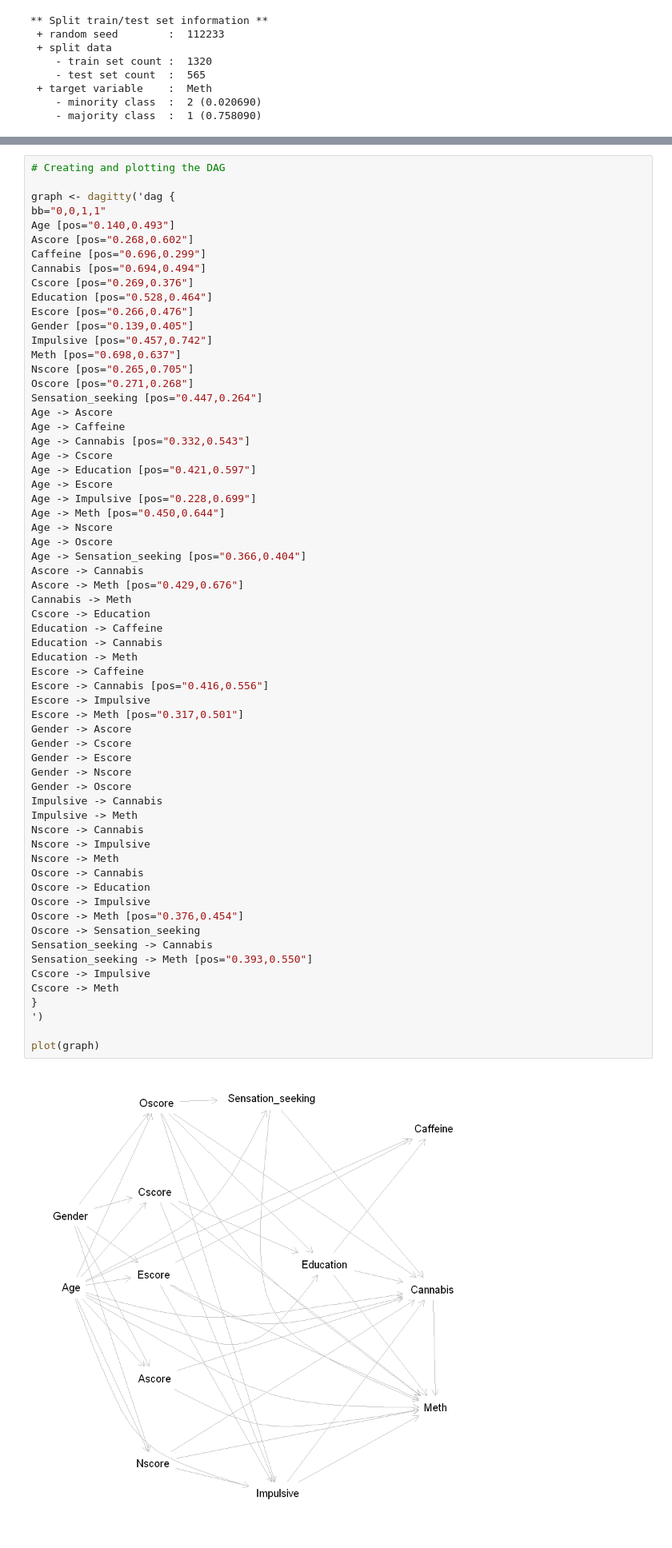
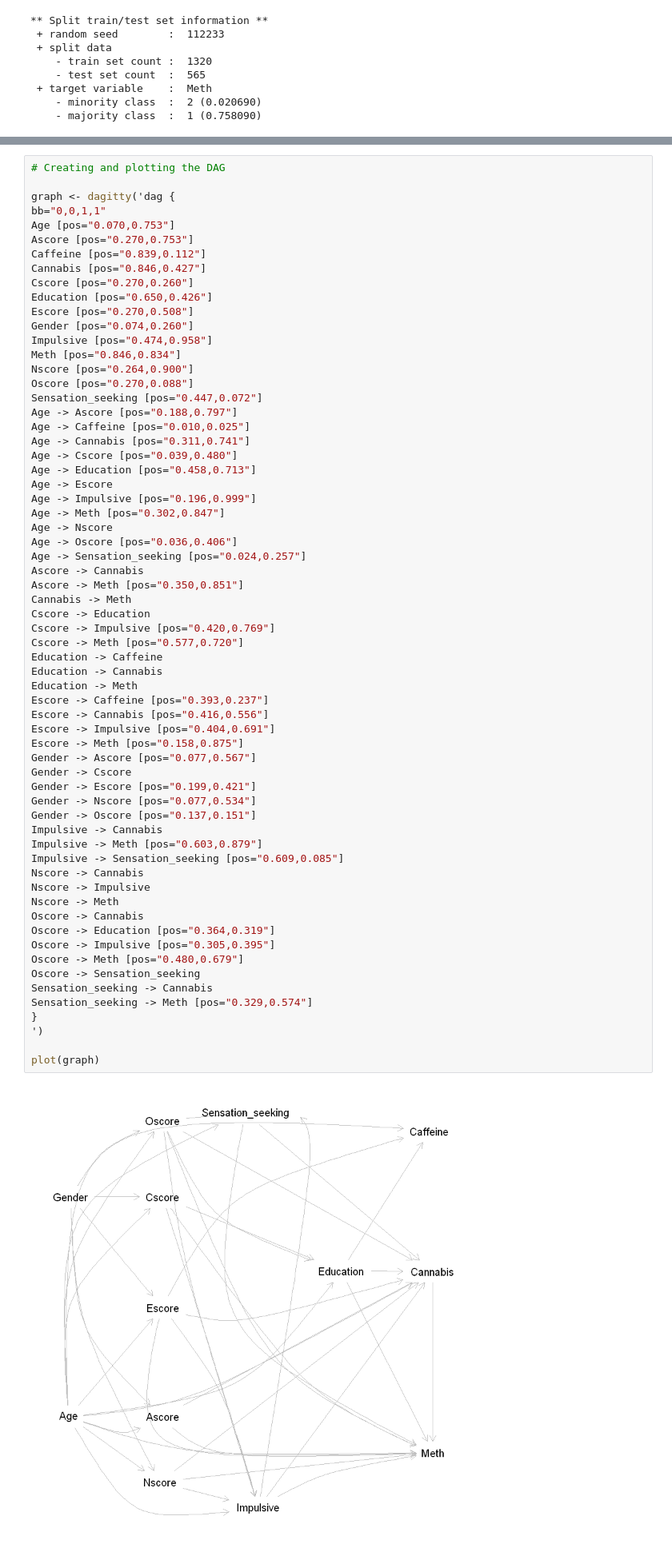
Before and after one commit to prat8897/BayesianNetworkAssignment, a Jupyter notebook: Network_Prediction.ipynb, the cells around one changed output, grey strips where cells are left out. Shown: that part at 80% size. Cells and saved outputs as stored; diff of their text form.

```diff
--- a/Network_Prediction.ipynb
+++ b/Network_Prediction.ipynb
@@ -196,68 +196,69 @@ sb %>%
 # %%
 # Creating and plotting the DAG
 
 graph <- dagitty('dag {
 bb="0,0,1,1"
-Age [pos="0.140,0.493"]
-Ascore [pos="0.268,0.602"]
-Caffeine [pos="0.696,0.299"]
-Cannabis [pos="0.694,0.494"]
-Cscore [pos="0.269,0.376"]
-Education [pos="0.528,0.464"]
-Escore [pos="0.266,0.476"]
-Gender [pos="0.139,0.405"]
-Impulsive [pos="0.457,0.742"]
-Meth [pos="0.698,0.637"]
-Nscore [pos="0.265,0.705"]
-Oscore [pos="0.271,0.268"]
-Sensation_seeking [pos="0.447,0.264"]
-Age -> Ascore
-Age -> Caffeine
-Age -> Cannabis [pos="0.332,0.543"]
-Age -> Cscore
-Age -> Education [pos="0.421,0.597"]
+Age [pos="0.070,0.753"]
+Ascore [pos="0.270,0.753"]
+Caffeine [pos="0.839,0.112"]
+Cannabis [pos="0.846,0.427"]
+Cscore [pos="0.270,0.260"]
+Education [pos="0.650,0.426"]
+Escore [pos="0.270,0.508"]
+Gender [pos="0.074,0.260"]
+Impulsive [pos="0.474,0.958"]
+Meth [pos="0.846,0.834"]
+Nscore [pos="0.264,0.900"]
+Oscore [pos="0.270,0.088"]
+Sensation_seeking [pos="0.447,0.072"]
+Age -> Ascore [pos="0.188,0.797"]
+Age -> Caffeine [pos="0.010,0.025"]
+Age -> Cannabis [pos="0.311,0.741"]
+Age -> Cscore [pos="0.039,0.480"]
+Age -> Education [pos="0.458,0.713"]
 Age -> Escore
-Age -> Impulsive [pos="0.228,0.699"]
-Age -> Meth [pos="0.450,0.644"]
+Age -> Impulsive [pos="0.196,0.999"]
+Age -> Meth [pos="0.302,0.847"]
 Age -> Nscore
-Age -> Oscore
-Age -> Sensation_seeking [pos="0.366,0.404"]
+Age -> Oscore [pos="0.036,0.406"]
+Age -> Sensation_seeking [pos="0.024,0.257"]
 Ascore -> Cannabis
-Ascore -> Meth [pos="0.429,0.676"]
+Ascore -> Meth [pos="0.350,0.851"]
 Cannabis -> Meth
 Cscore -> Education
+Cscore -> Impulsive [pos="0.420,0.769"]
+Cscore -> Meth [pos="0.577,0.720"]
 Education -> Caffeine
 Education -> Cannabis
 Education -> Meth
-Escore -> Caffeine
+Escore -> Caffeine [pos="0.393,0.237"]
 Escore -> Cannabis [pos="0.416,0.556"]
-Escore -> Impulsive
-Escore -> Meth [pos="0.317,0.501"]
-Gender -> Ascore
+Escore -> Impulsive [pos="0.404,0.691"]
+Escore -> Meth [pos="0.158,0.875"]
+Gender -> Ascore [pos="0.077,0.567"]
 Gender -> Cscore
-Gender -> Escore
-Gender -> Nscore
-Gender -> Oscore
+Gender -> Escore [pos="0.199,0.421"]
+Gender -> Nscore [pos="0.077,0.534"]
+Gender -> Oscore [pos="0.137,0.151"]
 Impulsive -> Cannabis
-Impulsive -> Meth
+Impulsive -> Meth [pos="0.603,0.879"]
+Impulsive -> Sensation_seeking [pos="0.609,0.085"]
 Nscore -> Cannabis
 Nscore -> Impulsive
 Nscore -> Meth
 Oscore -> Cannabis
-Oscore -> Education
-Oscore -> Impulsive
-Oscore -> Meth [pos="0.376,0.454"]
+Oscore -> Education [pos="0.364,0.319"]
+Oscore -> Impulsive [pos="0.305,0.395"]
+Oscore -> Meth [pos="0.480,0.679"]
 Oscore -> Sensation_seeking
 Sensation_seeking -> Cannabis
-Sensation_seeking -> Meth [pos="0.393,0.550"]
-Cscore -> Impulsive
-Cscore -> Meth
+Sensation_seeking -> Meth [pos="0.329,0.574"]
 }
 ')
 
 plot(graph)
 # %% [output]
-[figure, old version]
+[figure, new version]
 # %%
 # Fitting the network on our training dataset
 
```
Also changed, not shown: parts of 1 cell of this notebook, 2 other files.
